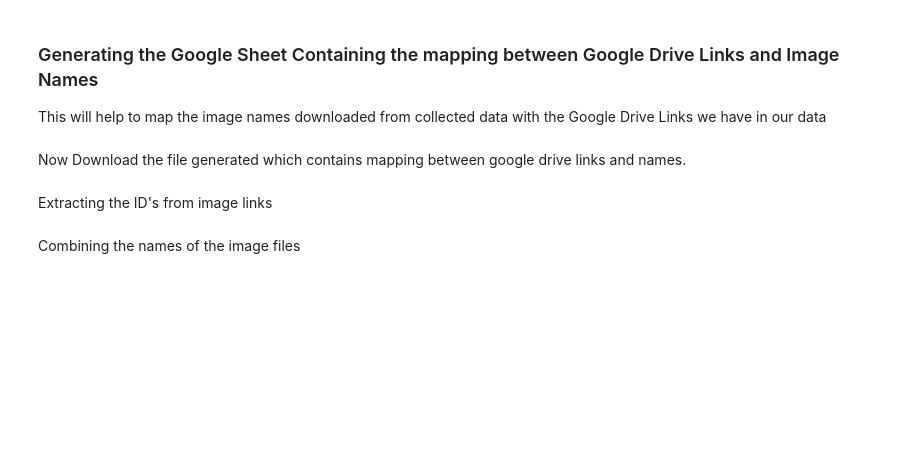
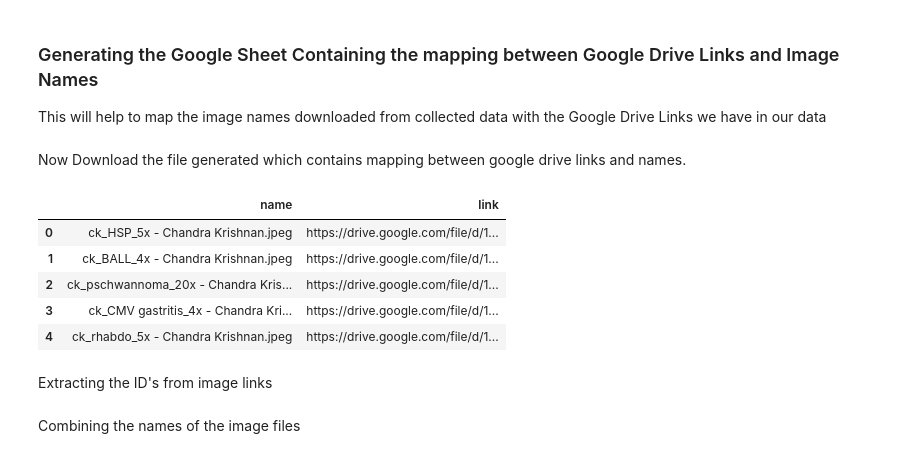
Before and after one commit to embedded-robotics/path-open-data, a Jupyter notebook: data_analysis_scripts/pathopen_raw_data_augmentation.ipynb, the cells around one changed output. Drawn from its saved outputs; the diff is of its cells as text; code cells hidden in the pictures; blank space fills up the shorter version.

```diff
--- a/data_analysis_scripts/pathopen_raw_data_augmentation.ipynb
+++ b/data_analysis_scripts/pathopen_raw_data_augmentation.ipynb
@@ -140,11 +140,18 @@ This will help to map the image names downloaded from collected data with the Go
 # %% [markdown]
 Now Download the file generated which contains mapping between google drive links and names.
 # %%
-data_dir = "data_eval"
+data_dir = "../data_eval"
 file_name = "file_names_and_links_PathOpen_Images.csv"
 file_path = os.path.join(data_dir, file_name)
 google_drive_name_links = pd.read_csv(file_path)
 google_drive_name_links.head()
+# %% [output]
+|  | name | link |
+| 0 | ck_HSP_5x - Chandra Krishnan.jpeg | https://drive.google.com/file/d/1... |
+| 1 | ck_BALL_4x - Chandra Krishnan.jpeg | https://drive.google.com/file/d/1... |
+| 2 | ck_pschwannoma_20x - Chandra Kris... | https://drive.google.com/file/d/1... |
+| 3 | ck_CMV gastritis_4x - Chandra Kri... | https://drive.google.com/file/d/1... |
+| 4 | ck_rhabdo_5x - Chandra Krishnan.jpeg | https://drive.google.com/file/d/1... |
 # %% [markdown]
 Extracting the ID's from image links
 # %%
```
Also changed, not shown: parts of 5 cells of this notebook, 3 other files.
